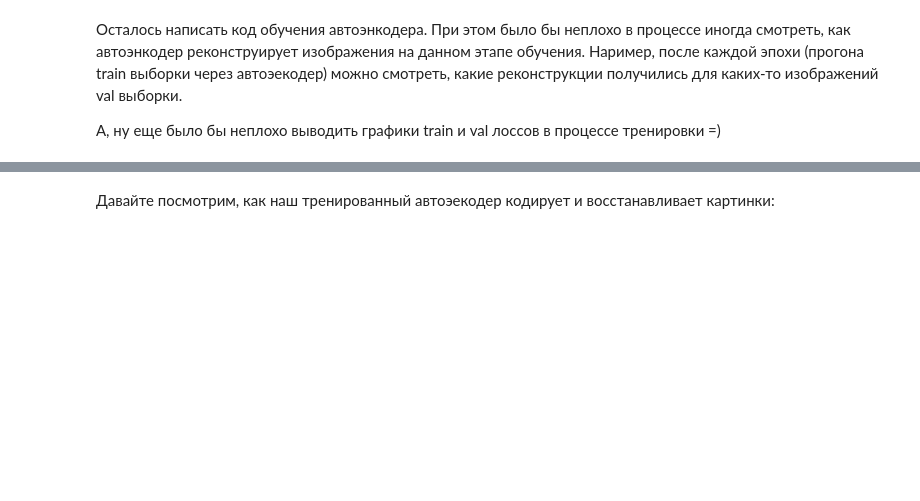
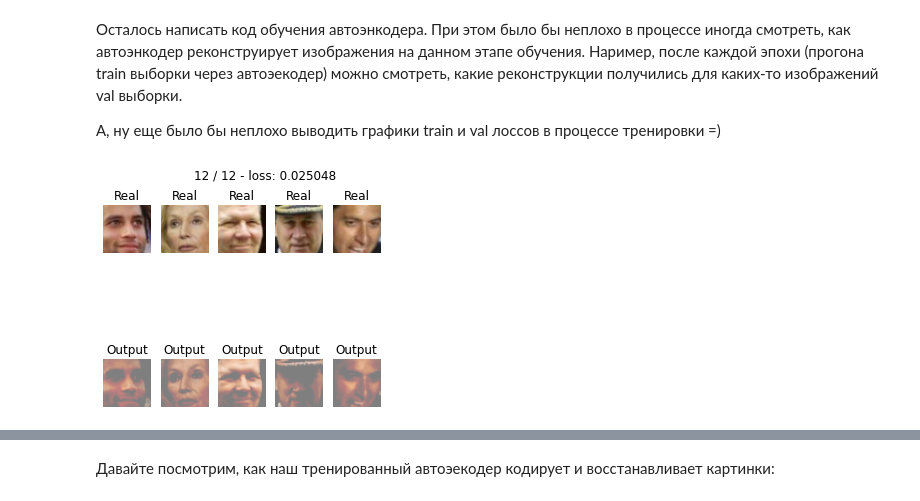
Before and after one commit to LevPerla/DLS_CV_Course, a Jupyter notebook: project/Autoencoders.ipynb, the cells around one changed output, grey strips where cells are left out. Drawn from its saved outputs; the diff is of its cells as text; code cells hidden in the pictures; blank space fills up the shorter version.

```diff
--- a/project/Autoencoders.ipynb
+++ b/project/Autoencoders.ipynb
@@ -109,6 +111,11 @@ print(len(train_attrs), len(val_attrs))
 # %% [output]
 12485 658
 12485 658
+# %%
+from torch.utils.data import DataLoader
+batch_size = 10
+data_train = DataLoader(np.rollaxis(train_files, 3, 1), batch_size=batch_size, shuffle=True)
+data_val = DataLoader(np.rollaxis(val_files, 3, 1), batch_size=batch_size, shuffle=True)
 # %%
 import matplotlib.pyplot as plt
 from IPython.display import clear_output
@@ -183,11 +193,14 @@ class Autoencoder(nn.Module):
 
         return reconstruction, latent_code
 # %%
-criterion = nn.BCELoss()
+# criterion = nn.BCELoss()
+criterion = nn.MSELoss()
 
-autoencoder = Autoencoder()
-
+autoencoder = Autoencoder().to(device)
 optimizer = torch.optim.AdamW(autoencoder.parameters(), lr=1e-3, amsgrad=True)
 # optimizer = torch.optim.Adam(autoencoder.parameters())
 # optimizer = optim.SGD(autoencoder.parameters(), lr=0.001, momentum=0.9)
+
+from torchsummary import summary
+summary(autoencoder, (3, 45, 45))
 # %% [output]
@@ -199,7 +228,7 @@ TypeError: ignored
 # %%
 def train(model, opt, loss_fn, epochs, data_tr, data_val, patience=10, plot=True):
     history = []
-    X_val, Y_val = next(iter(data_val))
+    X_val= next(iter(data_val))
     last_val_loss = 9999
     i=0
 
@@ -212,19 +241,21 @@ def train(model, opt, loss_fn, epochs, data_tr, data_val, patience=10, plot=True
         model.train()  # train mode
         for X_batch in data_tr:
             # data to device
-            X_batch = X_batch.to(device)
+            X_batch = X_batch.to(device, dtype=torch.float)
             # set parameter gradients to zero
             opt.zero_grad()
             # forward
-            Y_pred = model(X_batch)
-            loss = loss_fn(X_batch, Y_pred) # forward-pass
+            Y_pred, latent_code = model(X_batch)
+
+            loss = loss_fn(Y_pred, X_batch) # forward-pass
             loss.backward()  # backward-pass
             opt.step()  # update weights
 
             # calculate loss to show the user
             avg_loss += (loss / len(data_tr)).item()
 
-        avg_val_loss += (loss_fn(Y_val.to(device), model(X_val.to(device))) / len(Y_val)).item()
+        avg_val_loss += (loss_fn(model(X_val.to(device, dtype=torch.float))[0],
+                                X_val.to(device, dtype=torch.float)) / len(X_val)).item()
 
         if last_val_loss > avg_val_loss:
           last_val_loss = avg_val_loss
@@ -248,16 +279,27 @@ def train(model, opt, loss_fn, epochs, data_tr, data_val, patience=10, plot=True
 
           # Visualize tools
           clear_output(wait=True)
-          for k in range(6):
+          for k in range(5):
               plt.subplot(3, 6, k+1)
-              plt.imshow(np.rollaxis(X_batch_hat[k].numpy(), 0, 3), cmap='gray')
+              plt.imshow(np.rollaxis(X_batch_hat[k].numpy(), 0, 3))
               plt.title('Real')
               plt.axis('off')
 
               plt.subplot(3, 6, k+13)
-              plt.imshow(Y_hat[k, 0], cmap='gray')
+              plt.imshow(np.rollaxis(Y_hat[k].numpy(), 0, 3))
               plt.title('Output')
               plt.axis('off')
           plt.suptitle('%d / %d - loss: %f' % (epoch+1, epochs, avg_loss))
           plt.show()
     return history
+# %%
+history = train(model=autoencoder,
+                opt=optimizer,
+                loss_fn=criterion,
+                epochs=12,
+                data_tr=data_train,
+                data_val=data_val,
+                patience=10,
+                plot=True);
+# %% [output]
+[figure, added]
```
Also changed, not shown: parts of 8 cells of this notebook.
